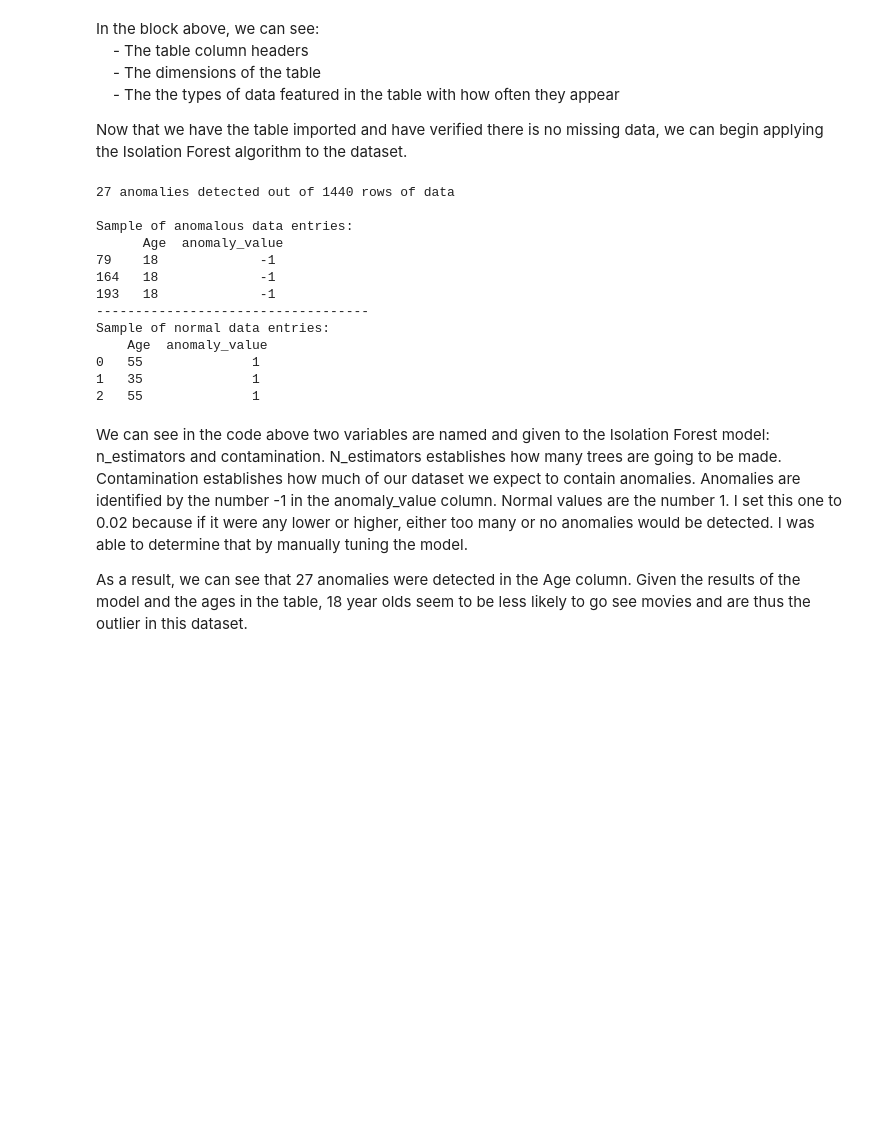
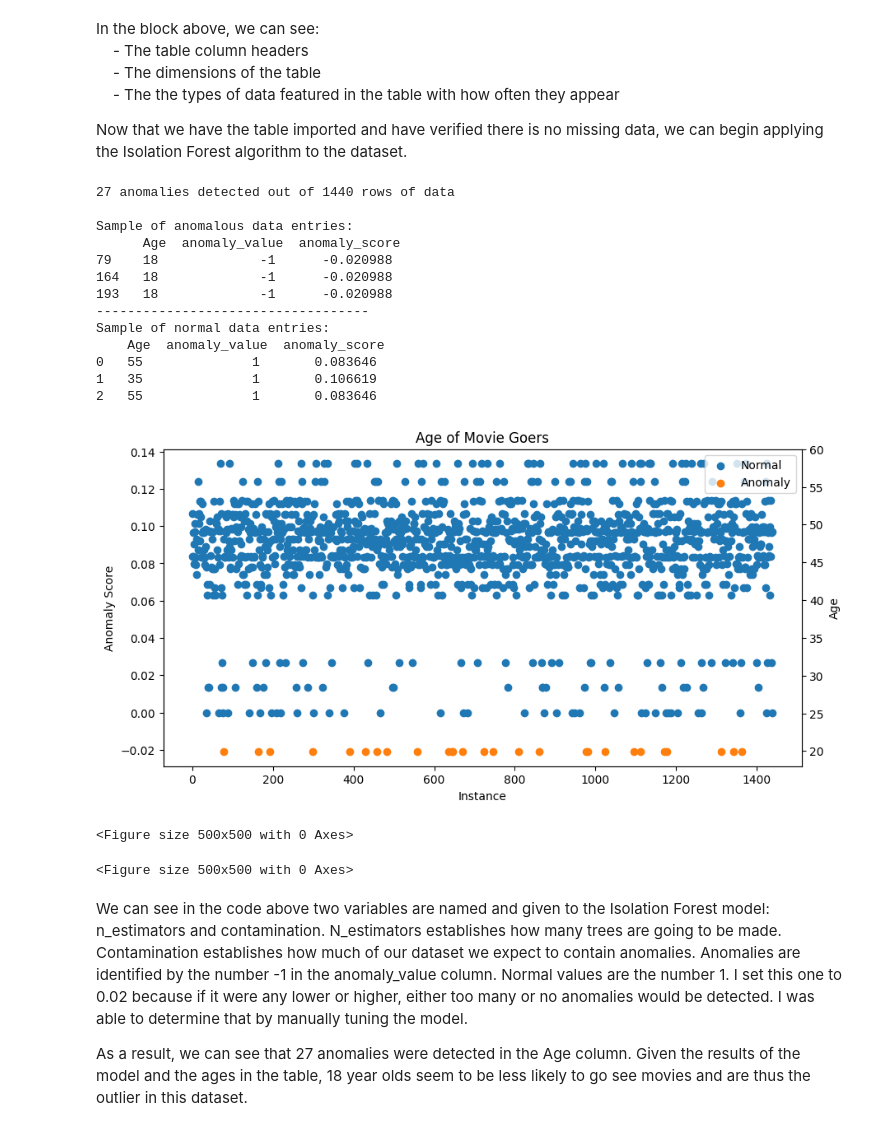
Before and after one commit to GregThomas88/DSCI-2025-D, a Jupyter notebook: machineLearning/KarlaModels.ipynb, the cells around one changed output. Saved outputs shown, nothing was run; the diff lists cells and outputs as text; code cells hidden in the pictures; blank space fills up the shorter version.

```diff
--- a/machineLearning/KarlaModels.ipynb
+++ b/machineLearning/KarlaModels.ipynb
@@ -59,37 +60,63 @@ Now that we have the table imported and have verified there is no missing data,
 # %%
 n_estimators = 100 # This is the number of of trees to build
 contamination = 0.02 # This is the amount of contamination that is allowed
 
 ageData = movieData[['Age']]
 
 isolation_forest = IsolationForest(n_estimators=n_estimators,contamination=contamination)
 analysisData = isolation_forest.fit(ageData)
 
 analysisData = ageData.copy()
 analysisData['anomaly_value'] = isolation_forest.predict(ageData)
+analysisData['anomaly_score'] = isolation_forest.decision_function(ageData)
 anomalyData = analysisData[analysisData['anomaly_value'] != 1]
 normalData = analysisData[analysisData['anomaly_value'] == 1]
 
 print(f'{anomalyData.shape[0]} anomalies detected out of {analysisData.shape[0]} rows of data')
 print()
 print(f'Sample of anomalous data entries: \n {anomalyData.head(3)}')
 
 print('-----------------------------------')
 print(f'Sample of normal data entries: \n {normalData.head(3)}')
+
+normal = analysisData[analysisData['anomaly_value'] == 1]
+anomalies = analysisData[analysisData['anomaly_value'] == -1]
+sortedData = analysisData.sort_values(by = 'Age', ascending=True)
+youngest = sortedData.iloc[0, sortedData.columns.get_loc('Age')]
+oldest = sortedData.iloc[-1, sortedData.columns.get_loc('Age')]
+
+fig, ax1 = plt.subplots(figsize=(10, 5))
+ax2 = ax1.twinx()
+ax1.scatter(normal.index, normal['anomaly_score'], label='Normal')
+ax1.scatter(anomalies.index, anomalies['anomaly_score'], label='Anomaly')
+ax2.set_ylim(youngest, oldest)
+
+ax1.set_ylabel("Anomaly Score")
+ax1.set_xlabel("Instance")
+ax1.legend(loc = 'upper right')
+ax2.set_ylabel("Age")
+
+plt.title("Age of Movie Goers")
+plt.show()
+
+plt.figure(figsize=(5, 5))
 # %% [output]
 27 anomalies detected out of 1440 rows of data
 
 Sample of anomalous data entries:
-      Age  anomaly_value
-79    18             -1
-164   18             -1
-193   18             -1
+      Age  anomaly_value  anomaly_score
+79    18             -1      -0.020988
+164   18             -1      -0.020988
+193   18             -1      -0.020988
 -----------------------------------
 Sample of normal data entries:
-    Age  anomaly_value
-0   55              1
-1   35              1
-2   55              1
+    Age  anomaly_value  anomaly_score
+0   55              1       0.083646
+1   35              1       0.106619
+2   55              1       0.083646
+[figure, added]
+<Figure size 500x500 with 0 Axes>
+<Figure size 500x500 with 0 Axes>
 # %% [markdown]
 We can see in the code above two variables are named and given to the Isolation Forest model: n_estimators and contamination. N_estimators establishes how many trees are going to be made. Contamination establishes how much of our dataset we expect to contain anomalies. Anomalies are identified by the number -1 in the anomaly_value column. Normal values are the number 1. I set this one to 0.02 because if it were any lower or higher, either too many or no anomalies would be detected. I was able to determine that by manually tuning the model.
 
```
Also changed, not shown: parts of 1 cell of this notebook, 1 other file.
